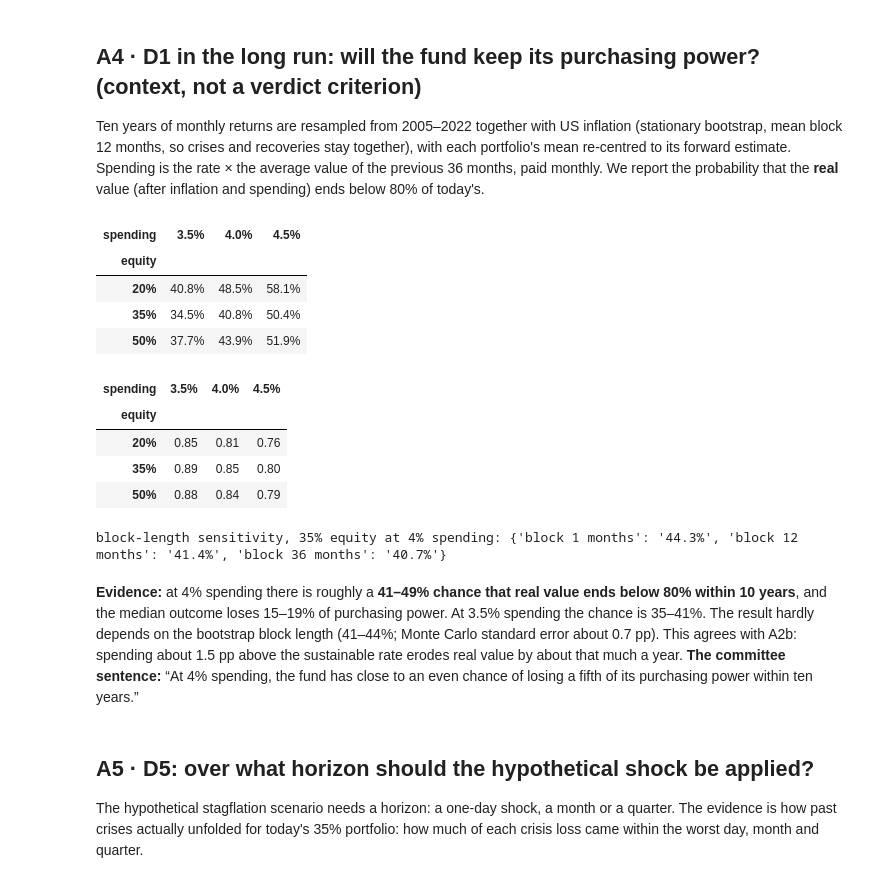
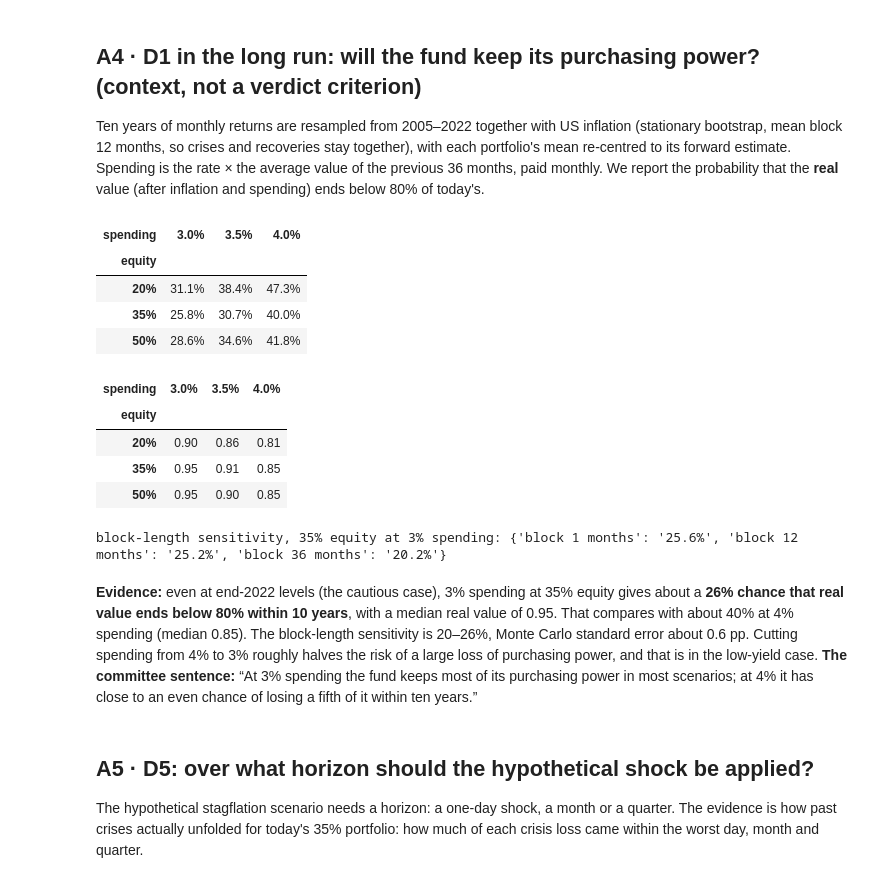
Before and after one commit to Pasidu-Mihiranga/QuantEdge, a Jupyter notebook: notebooks/06_decision.ipynb, the cells around one changed output. Cells and saved outputs as stored; diff of their text form; code cells hidden in the pictures.

```diff
--- a/notebooks/06_decision.ipynb
+++ b/notebooks/06_decision.ipynb
@@ -200,23 +203,23 @@ def best_feasible(dmax, erp):
     if not feas:
         return None, np.nan
     x = max(feas, key=lambda v: expected_return(WEIGHTS[v], erp))
-    return x, (1 + expected_return(WEIGHTS[x], erp)) / (1 + pi) - 1
-ERPS = [0.03, 0.04, 0.05, 0.06]
-sust = pd.DataFrame({f"ERP {e:.0%}": {f"{d:.1%}": best_feasible(d, e)[1] for d in DMAX} for e in ERPS})
-used = pd.Series({f"{d:.1%}": best_feasible(d, ERP_C)[0] for d in DMAX}, name="equity share used (ERP 4%)")
+    return x, (1 + expected_return(WEIGHTS[x], erp)) / ((1 + pi) * (1 + GROWTH)) - 1
+ERPS = [0.035, 0.045, 0.055]
+sust = pd.DataFrame({f"ERP {e:.1%}": {f"{d:.1%}": best_feasible(d, e)[1] for d in DMAX} for e in ERPS})
+used = pd.Series({f"{d:.1%}": best_feasible(d, ERP_C)[0] for d in DMAX}, name="equity share used (ERP 4.5%)")
 display(pd.concat([sust, used.map(lambda v: "none feasible" if v is None else f"{v:.0%}")], axis=1)
         .style.format({c: "{:.2%}" for c in sust.columns}, na_rep="none feasible"))
 ref_w = {"60/40 SPY/AGG": np.array([.6 if t == "SPY" else .4 if t == "AGG" else 0 for t in TICKERS]),
          "100% SPY": np.array([1.0 if t == "SPY" else 0 for t in TICKERS])}
-ref = pd.DataFrame({k: {**{f"sustainable spending, ERP {e:.0%}": (1 + expected_return(wv, e)) / (1 + pi) - 1 for e in ERPS},
+ref = pd.DataFrame({k: {**{f"sustainable spending, ERP {e:.1%}": (1 + expected_return(wv, e)) / ((1 + pi) * (1 + GROWTH)) - 1 for e in ERPS},
                         "worst crisis loss": crisis_loss(wv)} for k, wv in ref_w.items()}).T
 display(ref.style.format("{:.2%}").set_caption("Reference portfolios outside the IPS"))
 fig, ax = plt.subplots(figsize=(8.5, 4))
-for e, colr in zip(ERPS, [BLUE, ORANGE, AQUA, "#eda100"]):
-    ax.plot([d * 100 for d in DMAX], sust[f"ERP {e:.0%}"] * 100, color=colr, marker="o", markersize=5, label=f"ERP {e:.0%}")
-ax.axhline(4.0, color=GREY, linestyle="--", linewidth=1)
-ax.text(DMAX[-1] * 100, 3.92, "4% spending target", color=INK2, fontsize=9, ha="right", va="top")
-ax.set(xlabel="D2: crisis budget (%)", ylabel="sustainable spending rate (% a year, real)",
+for e, colr in zip(ERPS, [BLUE, ORANGE, AQUA]):
+    ax.plot([d * 100 for d in DMAX], sust[f"ERP {e:.1%}"] * 100, color=colr, marker="o", markersize=5, label=f"ERP {e:.1%}")
+ax.axhline(3.0, color=GREY, linestyle="--", linewidth=1)
+ax.text(DMAX[-1] * 100, 2.96, "agreed 3% spending (D1)", color=INK2, fontsize=9, ha="right", va="top")
+ax.set(xlabel="D2: crisis budget (%)", ylabel="sustainable spending (% a year, after 0.5% real growth)",
        title="How much spending each crisis budget can fund (end-2022 market levels)")
 ax.legend(loc="upper left", title="equity risk premium", ncol=2)
 plt.show()
@@ -257,7 +260,7 @@ for s in SPEND:
                  "break-even ERP (central)": breakeven_erp(s),
                  "with AGG spread 0.3%": breakeven_erp(s, spread=0.003),
                  "with AGG taxed 15%": breakeven_erp(s, agg_wht=0.15),
-                 "verdict at ERP 3% / 4% / 5%": " / ".join(f"{verdict(s, 0.25, e)[0]}" for e in (0.03, 0.04, 0.05))})
+                 "verdict at ERP 3.5% / 4.5% / 5.5%": " / ".join(f"{verdict(s, 0.25, e)[0]}" for e in (0.035, 0.045, 0.055))})
 pd.DataFrame(rows).set_index("spending").style.format({c: "{:.2%}" for c in ["required return", "break-even ERP (central)",
                                                                              "with AGG spread 0.3%", "with AGG taxed 15%"]}, na_rep="none ≤ 10%")
 # %% [output]
@@ -272,0 +281,13 @@ pd.DataFrame(rows).set_index("spending").style.format({c: "{:.2%}" for c in ["re
+# %%
+rows = []
+for dy in [0.0, 0.005, 0.010, 0.015]:
+    for e in [0.035, 0.045, 0.055]:
+        feas = [x for x in LEVELS if CRISIS[x] <= 0.25 + 1e-9]
+        best = max(feas, key=lambda v: expected_return(WEIGHTS[v], e, dy=dy))
+        cap = (1 + expected_return(WEIGHTS[best], e, dy=dy)) / ((1 + pi) * (1 + GROWTH)) - 1
+        v, x = verdict(0.03, 0.25, e, dy=dy)
+        rows.append({"real yield shift": f"+{dy:.1%}", "ERP": f"{e:.1%}", "sustainable spending (25% budget)": cap,
+                     "verdict for 3% spending": v + ("" if x is None else f" at {x:.0%} equity")})
+ry = pd.DataFrame(rows)
+display(ry.pivot(index="real yield shift", columns="ERP", values="sustainable spending (25% budget)").style.format("{:.2%}"))
+ry.pivot(index="real yield shift", columns="ERP", values="verdict for 3% spending")
@@ -277,50 +318,50 @@ Ten years of monthly returns are resampled from 2005–2022 together with US inf
 # %%
 cpi = fred("CPIAUCSL")
 monthly = (1 + R.loc["2005-01-01":]).resample("ME").prod() - 1
 infl_m = cpi.pct_change().reindex(monthly.index, method="ffill").to_numpy()
 
 def simulate(x, s, block=12, paths=5000, months=120):
     r = (monthly @ WEIGHTS[x]).to_numpy()
     target = (1 + expected_return(WEIGHTS[x])) ** (1 / 12) - 1
     r = r - r.mean() + target                                         # re-centre to the forward estimate
     f = infl_m - infl_m.mean() + ((1 + pi) ** (1 / 12) - 1)            # inflation re-centred to the breakeven
     n = len(r)
     idx = rng.integers(0, n, paths)
     value, price, hist = np.ones(paths), np.ones(paths), [np.ones(paths)] * 36
     for _ in range(months):
         value = value * (1 + r[idx]); price = price * (1 + f[idx])
         hist = hist[1:] + [value]
         value = value - s / 12 * np.mean(hist, axis=0)
         jump = rng.random(paths) < 1 / block
         idx = np.where(jump, rng.integers(0, n, paths), (idx + 1) % n)
     real = value / price
     return float(np.mean(real < 0.8)), float(np.median(real)), float(np.sqrt(np.mean(real < 0.8) * (1 - np.mean(real < 0.8)) / paths))
 
 rows = []
 for x in [0.20, 0.35, 0.50]:
-    for s in [0.035, 0.040, 0.045]:
+    for s in [0.030, 0.035, 0.040]:
         p, med, se = simulate(x, s)
         rows.append({"equity": f"{x:.0%}", "spending": f"{s:.1%}", "P(real value < 80%)": p, "Monte Carlo s.e.": se, "median real value": med})
 sim = pd.DataFrame(rows)
-blocks = {f"block {b} months": simulate(0.35, 0.04, block=b)[0] for b in (1, 12, 36)}
+blocks = {f"block {b} months": simulate(0.35, 0.03, block=b)[0] for b in (1, 12, 36)}
 display(sim.pivot(index="equity", columns="spending", values="P(real value < 80%)").style.format("{:.1%}"))
 display(sim.pivot(index="equity", columns="spending", values="median real value").style.format("{:.2f}"))
-print("block-length sensitivity, 35% equity at 4% spending:", {k: f"{v:.1%}" for k, v in blocks.items()})
+print("block-length sensitivity, 35% equity at 3% spending:", {k: f"{v:.1%}" for k, v in blocks.items()})
 # %% [output]
-| spending | 3.5% | 4.0% | 4.5% |
+| spending | 3.0% | 3.5% | 4.0% |
 | equity |  |  |  |
-| 20% | 40.8% | 48.5% | 58.1% |
-| 35% | 34.5% | 40.8% | 50.4% |
-| 50% | 37.7% | 43.9% | 51.9% |
+| 20% | 31.1% | 38.4% | 47.3% |
+| 35% | 25.8% | 30.7% | 40.0% |
+| 50% | 28.6% | 34.6% | 41.8% |
-| spending | 3.5% | 4.0% | 4.5% |
+| spending | 3.0% | 3.5% | 4.0% |
 | equity |  |  |  |
-| 20% | 0.85 | 0.81 | 0.76 |
-| 35% | 0.89 | 0.85 | 0.80 |
-| 50% | 0.88 | 0.84 | 0.79 |
+| 20% | 0.90 | 0.86 | 0.81 |
+| 35% | 0.95 | 0.91 | 0.85 |
+| 50% | 0.95 | 0.90 | 0.85 |
-block-length sensitivity, 35% equity at 4% spending: {'block 1 months': '44.3%', 'block 12 months': '41.4%', 'block 36 months': '40.7%'}
+block-length sensitivity, 35% equity at 3% spending: {'block 1 months': '25.6%', 'block 12 months': '25.2%', 'block 36 months': '20.2%'}
 # %% [markdown]
-**Evidence:** at 4% spending there is roughly a **41–49% chance that real value ends below 80% within 10 years**, and the median outcome loses 15–19% of purchasing power. At 3.5% spending the chance is 35–41%. The result hardly depends on the bootstrap block length (41–44%; Monte Carlo standard error about 0.7 pp). This agrees with A2b: spending about 1.5 pp above the sustainable rate erodes real value by about that much a year.
-**The committee sentence:** “At 4% spending, the fund has close to an even chance of losing a fifth of its purchasing power within ten years.”
+**Evidence:** even at end-2022 levels (the cautious case), 3% spending at 35% equity gives about a **26% chance that real value ends below 80% within 10 years**, with a median real value of 0.95. That compares with about 40% at 4% spending (median 0.85). The block-length sensitivity is 20–26%, Monte Carlo standard error about 0.6 pp. Cutting spending from 4% to 3% roughly halves the risk of a large loss of purchasing power, and that is in the low-yield case.
+**The committee sentence:** “At 3% spending the fund keeps most of its purchasing power in most scenarios; at 4% it has close to an even chance of losing a fifth of it within ten years.”
 # %% [markdown]
 ## A5 · D5: over what horizon should the hypothetical shock be applied?
 
```
Also changed, not shown: parts of 13 cells of this notebook, 13 other files.
